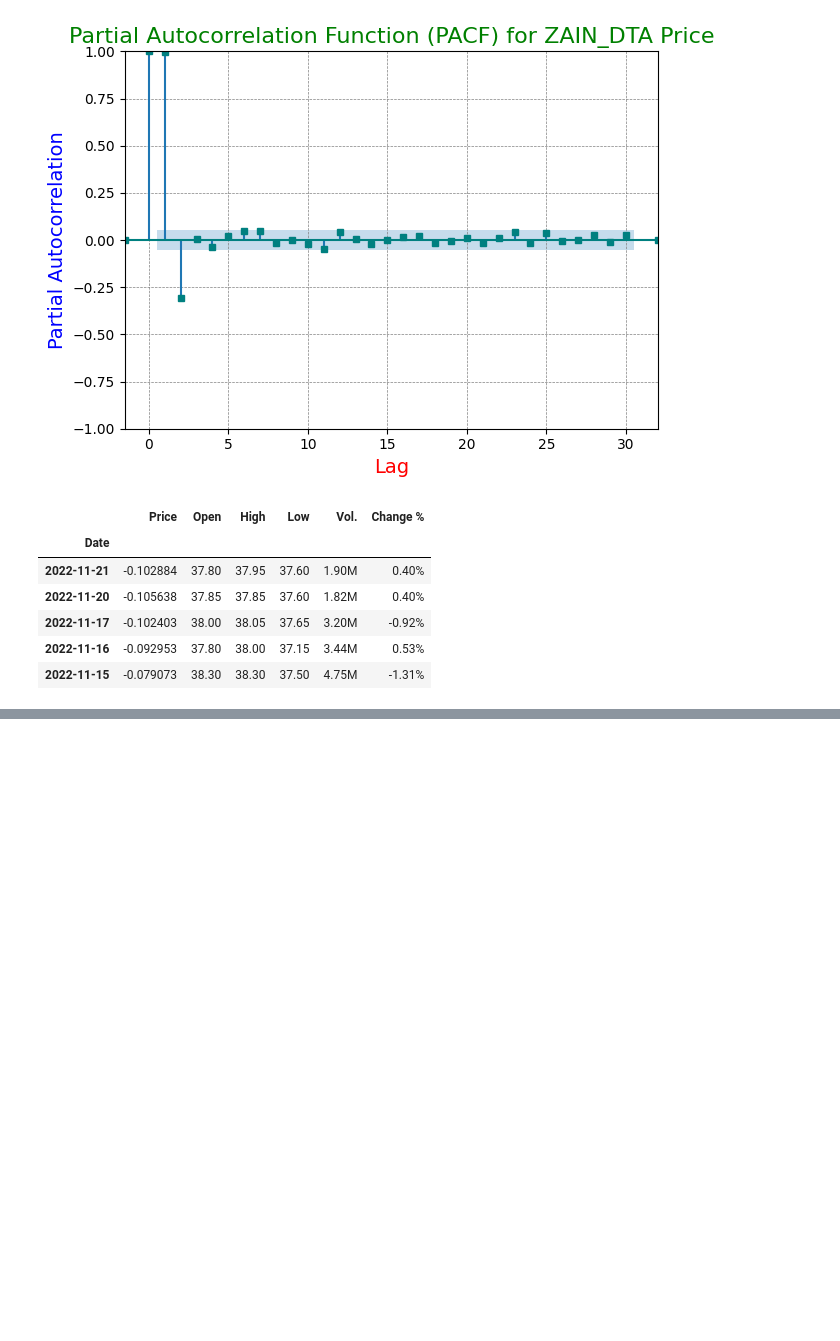
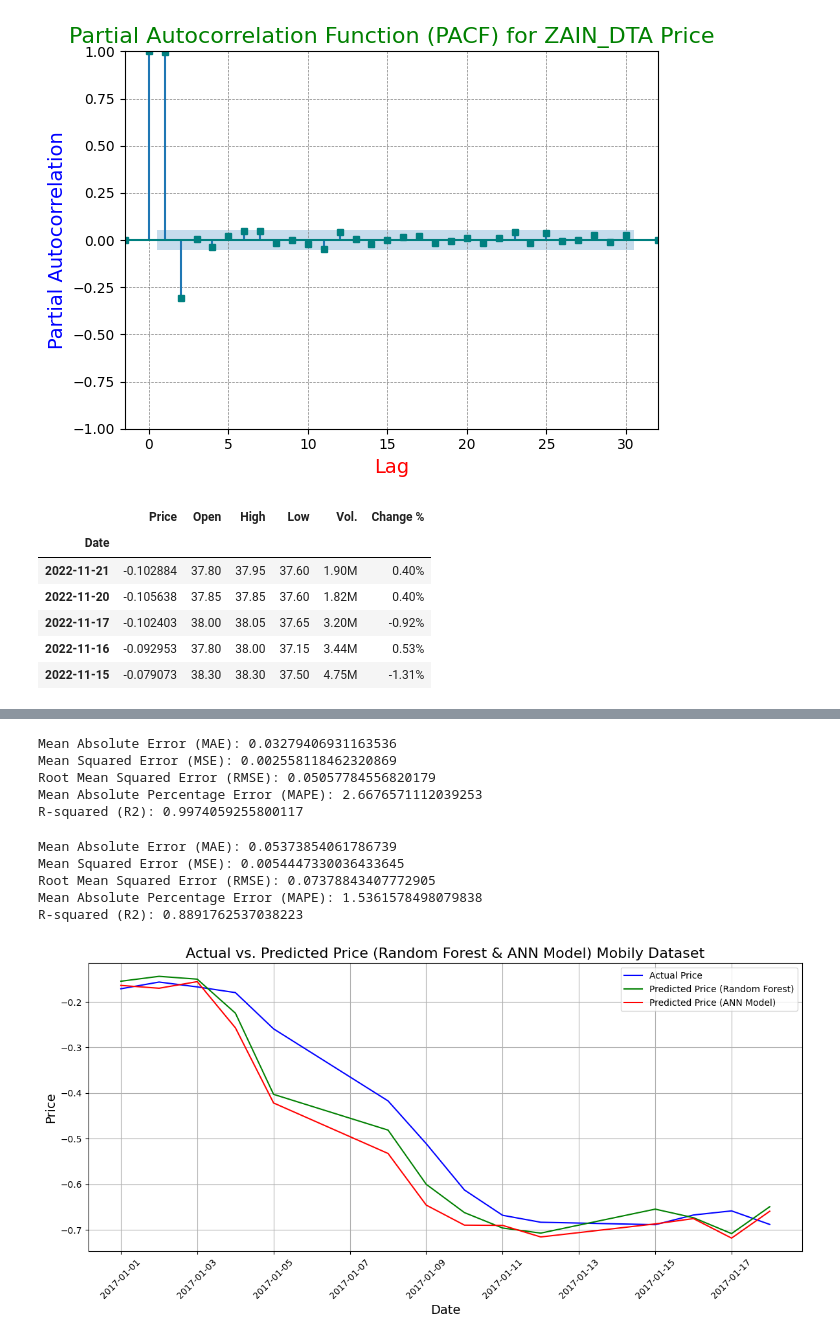
Before and after one commit to aswink71/Time-Series-Project, a Jupyter notebook: Untitled13.ipynb, the cells around one changed output, grey strips where cells are left out. Cells and saved outputs as stored; diff of their text form; code cells hidden in the pictures; blank space fills up the shorter version.

```diff
--- a/Untitled13.ipynb
+++ b/Untitled13.ipynb
@@ -386,0 +728,7 @@ STC_DTA_denoised.head()
+# %%
+# Determining the training size by subtracting 14 from the length of X
+train_size_MOB=len(X) - 14
+# Splitting the feature data X into training and testing sets
+X_train_mob,X_test_mob=X[:train_size_MOB],X[train_size_MOB:]
+# Separating the feature dataset X into sets for testing and training
+y_train_mob,y_test_mob=y[:train_size_MOB],y[train_size_MOB:]
@@ -386,0 +778,20 @@ STC_DTA_denoised.head()
+# %%
+# Reshape the data for ANN
+X_train_ann_mob=X_train_mob.reshape(X_train_mob.shape[0],X_train_mob.shape[1], 1)
+X_test_ann_mob=X_test_mob.reshape(X_test_mob.shape[0],X_test_mob.shape[1], 1)
+# %%
+mol_ann_mob=Sequential()
+# Include the first dense layer with the ReLU activation function and 100 units (neurons) in the model.
+mol_ann_mob.add(Dense(units=100,activation='relu',input_dim=X_train_ann_mob.shape[1]))
+# Adding another dense layer with 50 units and ReLU activation.
+mol_ann_mob.add(Dense(units=50,activation='relu'))
+# Including a ReLU activation function and a third dense layer with 25 units (neurons).
+mol_ann_mob.add(Dense(units=25,activation='relu'))
+# Adding the output Dense layer with 1 unit. Since this is likely a regression
+mol_ann_mob.add(Dense(units=1))
+
+#Building the model using a new learning rate and optimizer
+mol_ann_mob.compile(optimizer='adam',loss='mse')
+
+# Use a larger batch size and much more epochs to train the model.
+mol_ann_mob.fit(X_train_ann_mob,y_train_mob,epochs=130,batch_size=64,verbose=1,validation_data=(X_test_ann_mob,y_test_mob))
@@ -386,0 +836,5 @@ STC_DTA_denoised.head()
+# %%
+# Predicting using the testing along with training sets.
+train_pred_ann_mob=mol_ann_mob.predict(X_train_ann_mob)
+# getting the values of testing information
+test_pred_ann_mob=mol_ann_mob.predict(X_test_ann_mob)
@@ -386,0 +844,30 @@ STC_DTA_denoised.head()
+# %%
+# # Training Result
+calculate_metrics(y_train_mob,train_pred_ann_mob.flatten())
+# %% [output]
+Mean Absolute Error (MAE): 0.03279406931163536
+Mean Squared Error (MSE): 0.002558118462320869
+Root Mean Squared Error (RMSE): 0.05057784556820179
+Mean Absolute Percentage Error (MAPE): 2.6676571112039253
+R-squared (R2): 0.9974059255800117
+# %%
+#Testing Result
+calculate_metrics(y_test_mob,test_pred_ann_mob.flatten())
+# %% [output]
+Mean Absolute Error (MAE): 0.05373854061786739
+Mean Squared Error (MSE): 0.0054447330036433645
+Root Mean Squared Error (RMSE): 0.07378843407772905
+Mean Absolute Percentage Error (MAPE): 1.5361578498079838
+R-squared (R2): 0.8891762537038223
+# %%
+plot_actual_vs_predicted(
+    index=MOB_DTA_denoised.index[-len(y_test_mob):],
+    y_test=y_test_mob,
+    tst_prd_dt=pd_rf_mob,
+    test_pred_cnn=test_pred_ann_mob,
+    title='Actual vs. Predicted Price (Random Forest & ANN Model) Mobily Dataset',
+    xlabel='Date',
+    ylabel='Price'
+)
+# %% [output]
+[figure, added]
```
Also changed, not shown: parts of 40 cells of this notebook.
